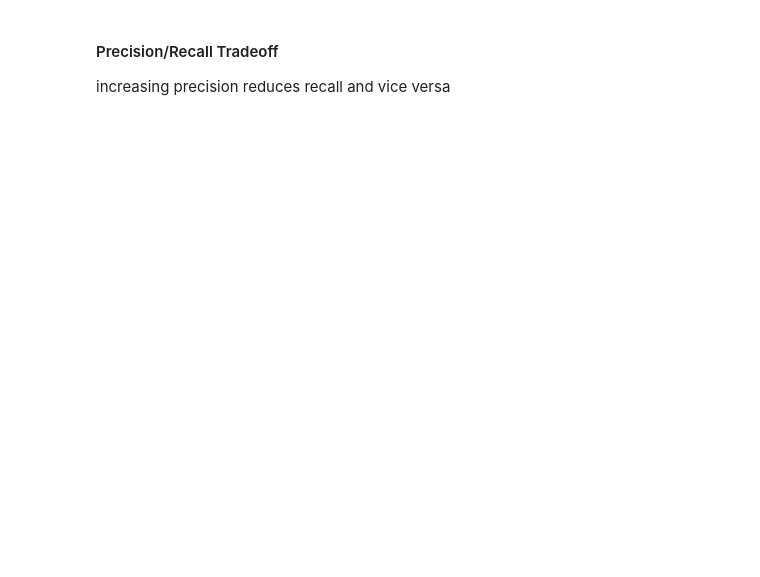
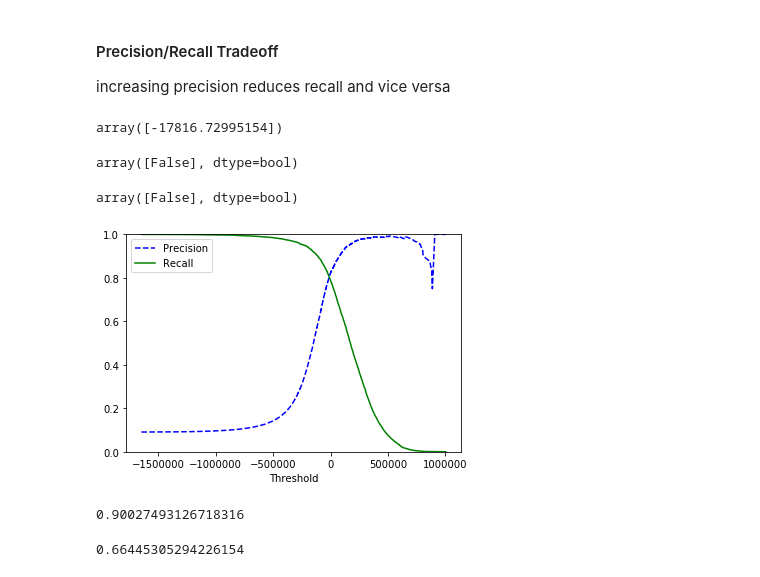
Before and after one commit to shunjilin/HandsOnMachineLearning, a Jupyter notebook: 03.Classification/MNIST.ipynb, the cells around one changed output. Saved outputs shown, nothing was run; the diff lists cells and outputs as text; code cells hidden in the pictures; blank space fills up the shorter version.

```diff
--- a/03.Classification/MNIST.ipynb
+++ b/03.Classification/MNIST.ipynb
@@ -167,3 +168,50 @@ f1_score(y_train_5, y_train_pred)
 # %% [markdown]
 #### Precision/Recall Tradeoff
 increasing precision reduces recall and vice versa
+# %%
+y_scores = sgd_clf.decision_function([some_digit])
+y_scores
+# %% [output]
+array([-17816.72995154])
+# %%
+threshold = 0 # default threshold for decision function
+y_some_digit_pred = (y_scores > threshold)
+y_some_digit_pred
+# %% [output]
+array([False], dtype=bool)
+# %%
+threshold = 200000 # raise threshold -> may increase precision but decreases recall
+y_some_digit_pred = (y_scores > threshold)
+y_some_digit_pred
+# %% [output]
+array([False], dtype=bool)
+# %%
+# return decision scores instead of predictions
+y_scores = cross_val_predict(sgd_clf, X_train, y_train_5, cv=3, method="decision_function")
+# %%
+# compute precision and recall for all possible thresholds
+from sklearn.metrics import precision_recall_curve
+
+precisions, recalls, thresholds = precision_recall_curve(y_train_5, y_scores)
+# %%
+# plot precision and recall as functions of threshold values
+def plot_precision_recall_vs_threshold(precisions,recalls, thresholds):
+    plt.plot(thresholds, precisions[:-1], "b--", label="Precision")
+    plt.plot(thresholds, recalls[:-1], "g-", label="Recall")
+    plt.xlabel("Threshold")
+    plt.legend(loc="upper left")
+    plt.ylim([0,1])
+plot_precision_recall_vs_threshold(precisions, recalls, thresholds)
+plt.show()
+# %% [output]
+[figure, added]
+# %%
+# assume target is 90% precision
+y_train_pred_90 = (y_scores > thresholds[np.where(precisions >= 0.9)[0][0]])
+precision_score(y_train_5, y_train_pred_90)
+# %% [output]
+0.90027493126718316
+# %%
+recall_score(y_train_5, y_train_pred_90)
+# %% [output]
+0.66445305294226154
```
Also changed, not shown: parts of 39 cells of this notebook.
